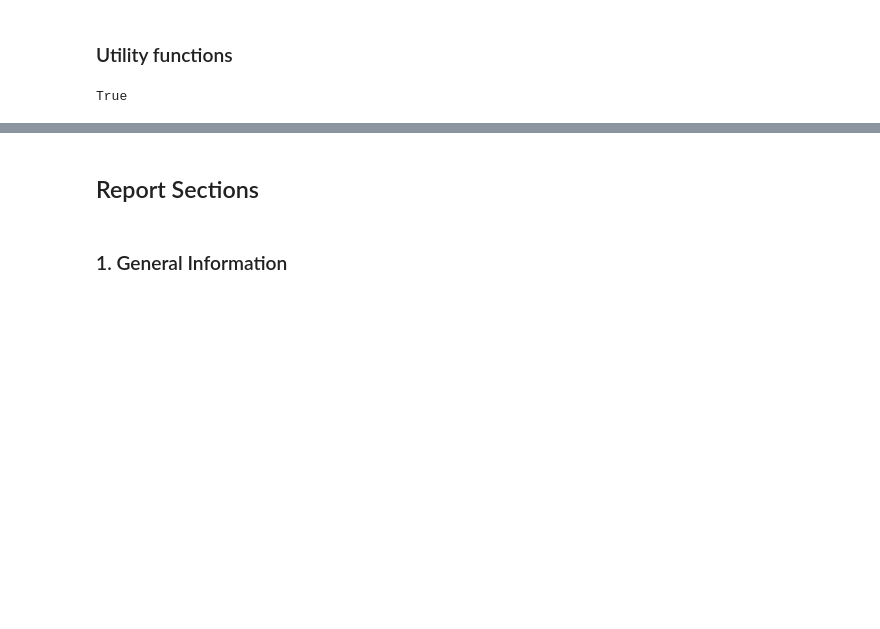
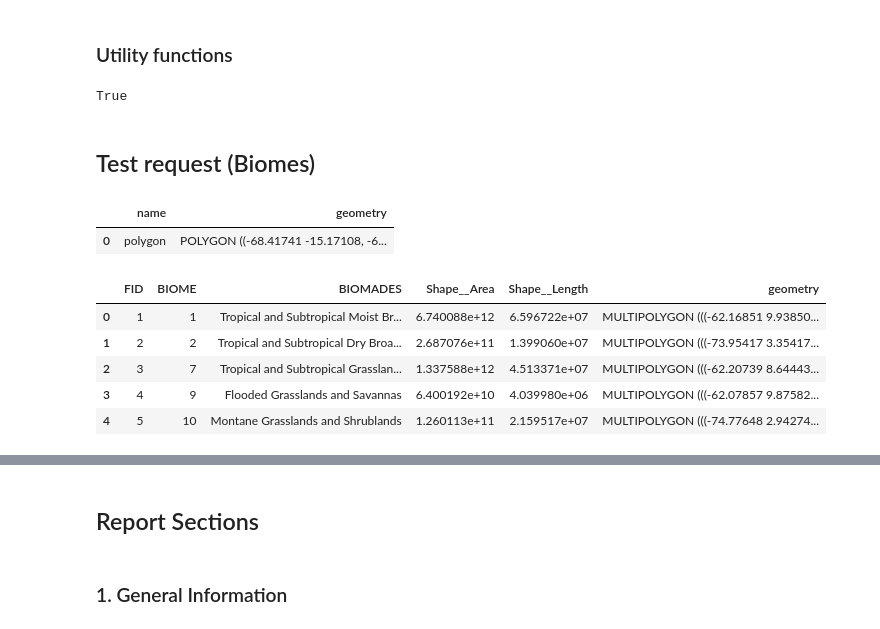
Before and after one commit to Vizzuality/amazonia-360, a Jupyter notebook: science/notebooks/01_report_queries.ipynb, the cells around one changed output, grey strips where cells are left out. Drawn from its saved outputs; the diff is of its cells as text; code cells hidden in the pictures; blank space fills up the shorter version.

```diff
--- a/science/notebooks/01_report_queries.ipynb
+++ b/science/notebooks/01_report_queries.ipynb
@@ -57,3 +58,29 @@ def indicator_queries(indicator, geometry, return_geometry='true'):
     data = json.loads(r.text)
 
     return data
+# %%
+def process_geometries(data):
+    """
+    Processes the geometries from the data.
+
+    Parameters:
+    data (dict): The data from the query.
+
+    Returns:
+    gdf: The geometries as a GeoDataFrame.
+    """
+    # Extract attributes and geometry
+    attributes = [item['attributes'] for item in data['features']]
+    geometry = [MultiPolygon([Polygon(ring) for ring in item['geometry']['rings']]) for item in data['features']]
+
+    # Create GeoDataFrame
+    gdf = gpd.GeoDataFrame(attributes, geometry=geometry)
+
+    # Set CRS to ESRI:102100
+    #gdf.set_crs(epsg=102100, inplace=True)
+    gdf.set_crs(epsg=4326, inplace=True)
+
+    # Reproject to EPSG:4326
+    #gdf = gdf.to_crs(epsg=4326)
+
+    return gdf
@@ -59,0 +131,2 @@ def indicator_queries(indicator, geometry, return_geometry='true'):
+# %% [markdown]
+## Test request (Biomes)
@@ -59,0 +138,16 @@ def indicator_queries(indicator, geometry, return_geometry='true'):
+# %%
+gdf_poly = get_aoi(geometry)
+gdf_poly
+# %% [output]
+|  | name | geometry |
+| 0 | polygon | POLYGON ((-68.41741 -15.17108, -6... |
+# %%
+gdf = process_geometries(data)
+gdf
+# %% [output]
+|  | FID | BIOME | BIOMADES | Shape__Area | Shape__Length | geometry |
+| 0 | 1 | 1 | Tropical and Subtropical Moist Br... | 6.740088e+12 | 6.596722e+07 | MULTIPOLYGON (((-62.16851 9.93850... |
+| 1 | 2 | 2 | Tropical and Subtropical Dry Broa... | 2.687076e+11 | 1.399060e+07 | MULTIPOLYGON (((-73.95417 3.35417... |
+| 2 | 3 | 7 | Tropical and Subtropical Grasslan... | 1.337588e+12 | 4.513371e+07 | MULTIPOLYGON (((-62.20739 8.64443... |
+| 3 | 4 | 9 | Flooded Grasslands and Savannas | 6.400192e+10 | 4.039980e+06 | MULTIPOLYGON (((-62.07857 9.87582... |
+| 4 | 5 | 10 | Montane Grasslands and Shrublands | 1.260113e+11 | 2.159517e+07 | MULTIPOLYGON (((-74.77648 2.94274... |
```
Also changed, not shown: parts of 43 cells of this notebook.
